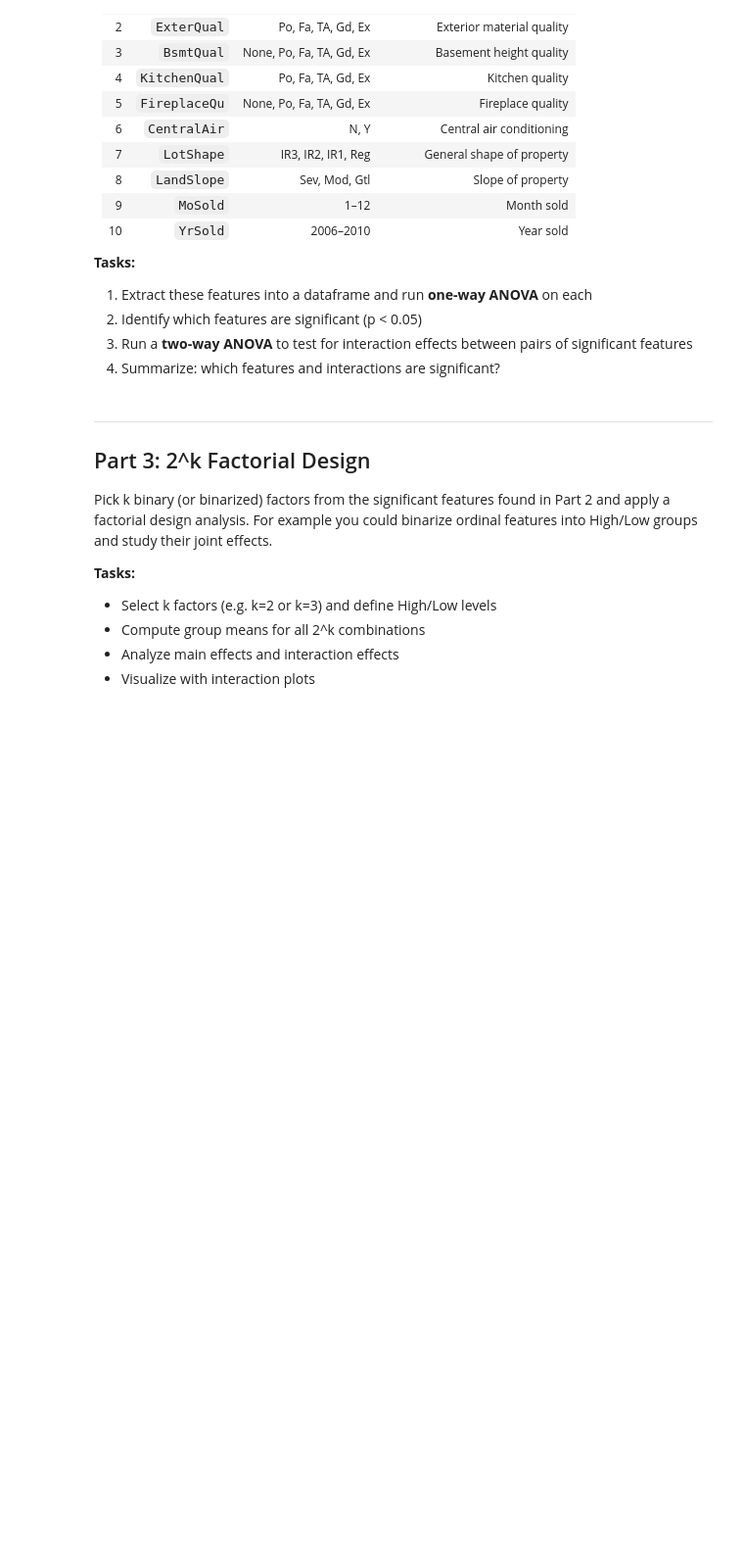
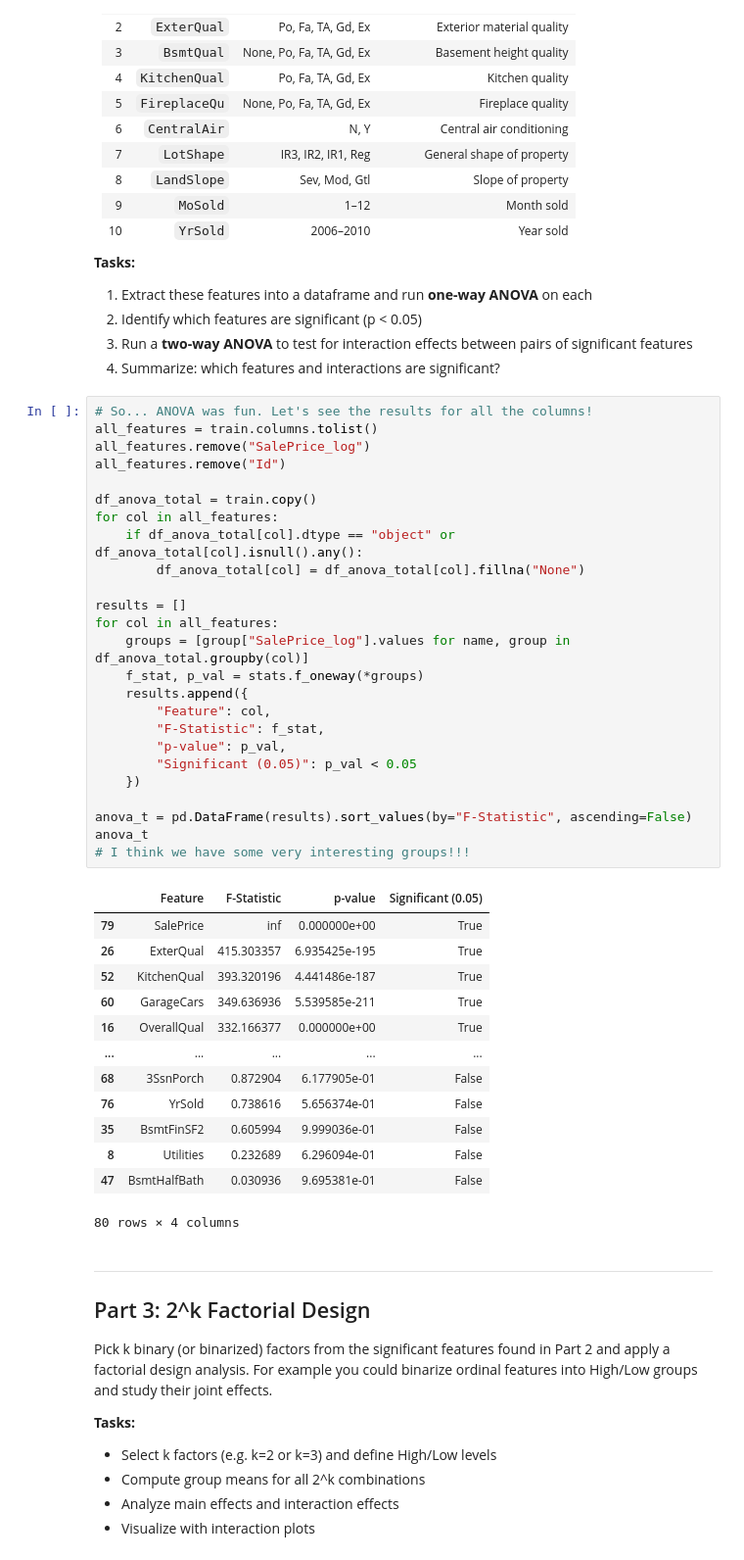
Before and after one commit to cpalescan/cstat, a Jupyter notebook: project_MAIN.ipynb, the cells around one changed output. Shown at 98% size. Drawn from its saved outputs; the diff is of its cells as text; blank space fills up the shorter version.

```diff
--- a/project_MAIN.ipynb
+++ b/project_MAIN.ipynb
@@ -407,6 +514,45 @@ Use ANOVA to determine which of the following **10 features** have a statistical
 2. Identify which features are significant (p < 0.05)
 3. Run a **two-way ANOVA** to test for interaction effects between pairs of significant features
 4. Summarize: which features and interactions are significant?
+# %%
+# So... ANOVA was fun. Let's see the results for all the columns!
+all_features = train.columns.tolist()
+all_features.remove("SalePrice_log")
+all_features.remove("Id")
+
+df_anova_total = train.copy()
+for col in all_features:
+    if df_anova_total[col].dtype == "object" or df_anova_total[col].isnull().any():
+        df_anova_total[col] = df_anova_total[col].fillna("None")
+
+results = []
+for col in all_features:
+    groups = [group["SalePrice_log"].values for name, group in df_anova_total.groupby(col)]
+    f_stat, p_val = stats.f_oneway(*groups)
+    results.append({
+        "Feature": col,
+        "F-Statistic": f_stat,
+        "p-value": p_val,
+        "Significant (0.05)": p_val < 0.05
+    })
+
+anova_t = pd.DataFrame(results).sort_values(by="F-Statistic", ascending=False)
+anova_t
+# I think we have some very interesting groups!!!
+# %% [output]
+|  | Feature | F-Statistic | p-value | Significant (0.05) |
+| 79 | SalePrice | inf | 0.000000e+00 | True |
+| 26 | ExterQual | 415.303357 | 6.935425e-195 | True |
+| 52 | KitchenQual | 393.320196 | 4.441486e-187 | True |
+| 60 | GarageCars | 349.636936 | 5.539585e-211 | True |
+| 16 | OverallQual | 332.166377 | 0.000000e+00 | True |
+| ... | ... | ... | ... | ... |
+| 68 | 3SsnPorch | 0.872904 | 6.177905e-01 | False |
+| 76 | YrSold | 0.738616 | 5.656374e-01 | False |
+| 35 | BsmtFinSF2 | 0.605994 | 9.999036e-01 | False |
+| 8 | Utilities | 0.232689 | 6.296094e-01 | False |
+| 47 | BsmtHalfBath | 0.030936 | 9.695381e-01 | False |
+80 rows × 4 columns
 # %% [markdown]
 ---
 ## Part 3: 2^k Factorial Design
```
Also changed, not shown: parts of 11 cells of this notebook.
